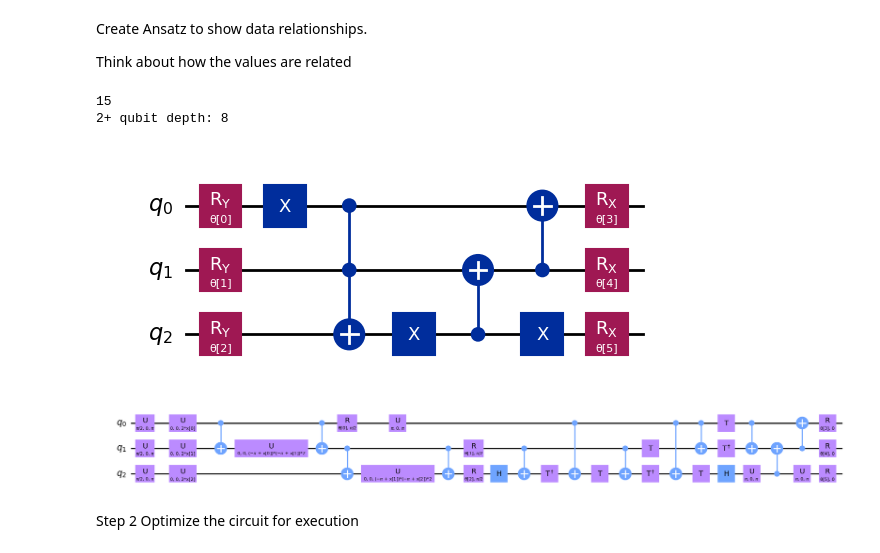
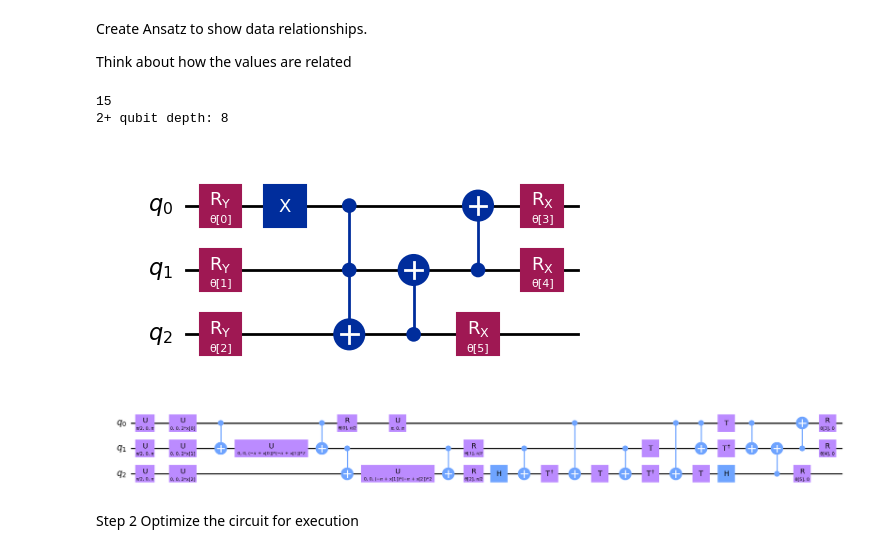
Before and after one commit to peoplesinc/air-pollution-data, a Jupyter notebook: baltimore-figures/baltimore_qml.ipynb, the cells around one changed output. Saved outputs shown, nothing was run; the diff lists cells and outputs as text; code cells hidden in the pictures.

```diff
--- a/baltimore-figures/baltimore_qml.ipynb
+++ b/baltimore-figures/baltimore_qml.ipynb
@@ -460,26 +486,26 @@ Think about how the values are related
 # %%
 # Import the necessary packages
 from qiskit import QuantumCircuit
 
 # Here is a list of qubit pairs between which we want CNOT gates. The choice of these is not yet obvious.
 # Change this to include ALL of the demographic group qubits
 #qnn_cnot_list = [[0,2],[0,1],[1,3],[3,2],[2,1],[3,0]]
-qnn_cnot_list = [[0], [0,1,2], [2], [2,1],[1,0], [2]]
+qnn_cnot_list = [[0], [0,1,2], [2,1],[1,0]]
 #qnn_cnot_list = [[6, 0], [8, 1], [8, 2]]
 
 ansatz = create_ansatz_circuit(qubits=num_qubits, gate_list=qnn_cnot_list)
 # Check the circuit depth, and the two-qubit gate depth
 print(ansatz.decompose().depth())
 print(
     f"2+ qubit depth: {ansatz.decompose().depth(lambda instr: len(instr.qubits) > 1)}"
 )
 
 # Draw the circuit
 ansatz.draw("mpl")
 # %% [output]
 15
 2+ qubit depth: 8
-[figure, old version]
+[figure, new version]
 # %%
 # QNN ansatz
 
@@ -492,7 +518,7 @@ full_circuit.compose(ansatz, range(num_qubits), inplace=True)
 # Display the circuit
 full_circuit.decompose().draw("mpl", style="clifford", fold=-1)
 # %% [output]
-[figure, old version]
+[figure, new version]
 # %% [markdown]
 Step 2
 Optimize the circuit for execution
```
Also changed, not shown: parts of 10 cells of this notebook, 2 other files.
